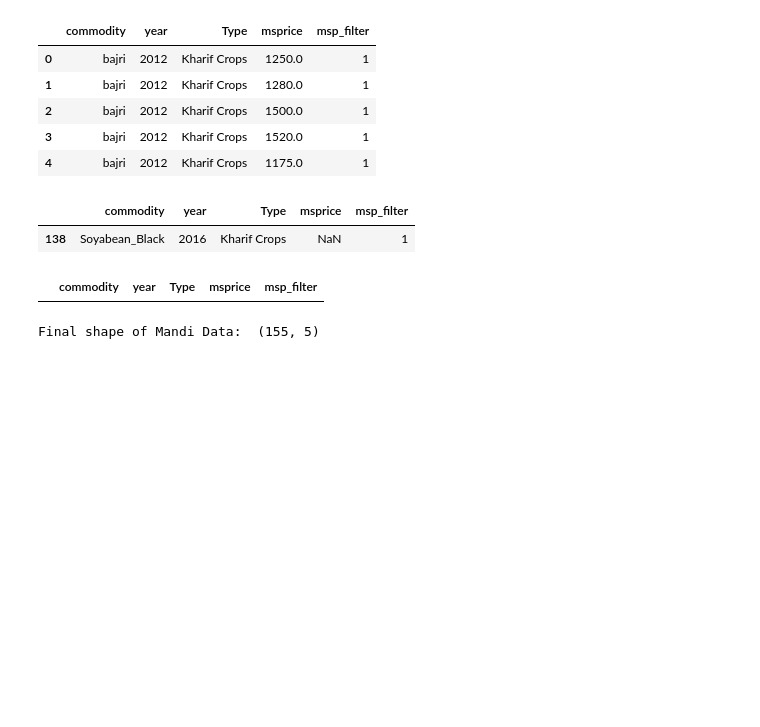
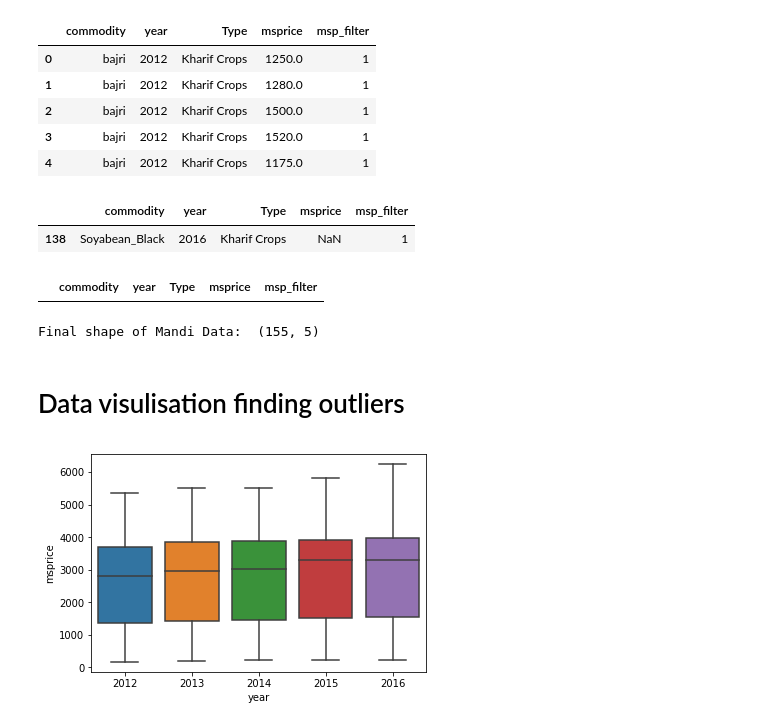
Before and after one commit to PranjaliSaini/SocialCops-DataScience-Task, a Jupyter notebook: Agricultural-Commodities.ipynb, the cells around one changed output. Cells and saved outputs as stored; diff of their text form; code cells hidden in the pictures; blank space fills up the shorter version.

```diff
--- a/Agricultural-Commodities.ipynb
+++ b/Agricultural-Commodities.ipynb
@@ -135,3 +136,9 @@ print("Final shape of Mandi Data: ", filt.shape)
 filt.to_csv("cleaned_Mandi_data_cmo.csv")
 # %% [output]
 Final shape of Mandi Data:  (155, 5)
+# %% [markdown]
+# Data visulisation finding outliers
+# %%
+plot1 = sb.boxplot(x="year", y="msprice", data=filt, whis=1.5)
+# %% [output]
+[figure, added]
```
Also changed, not shown: parts of 4 cells of this notebook.
